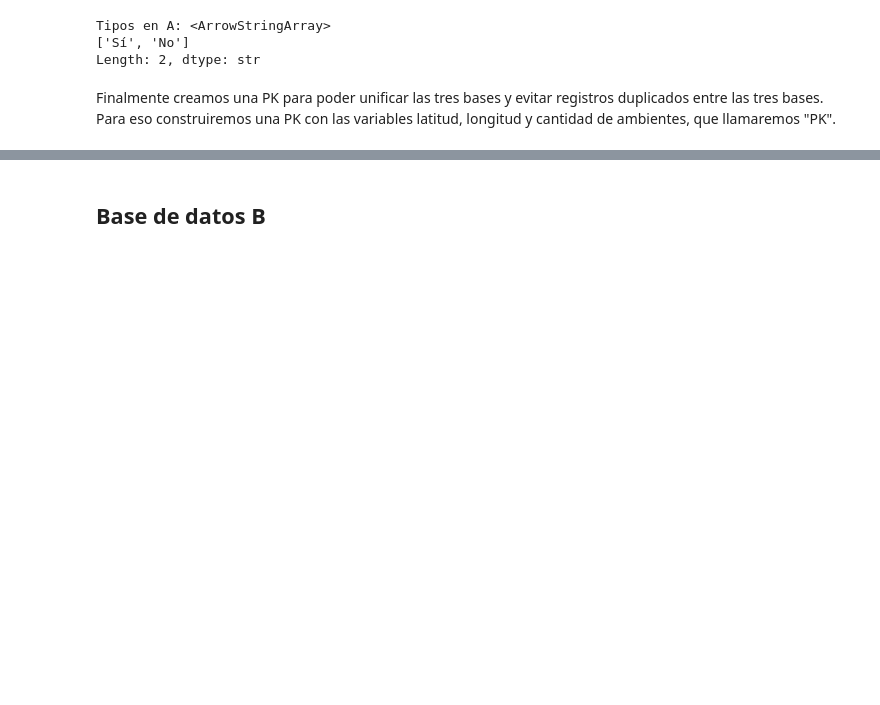
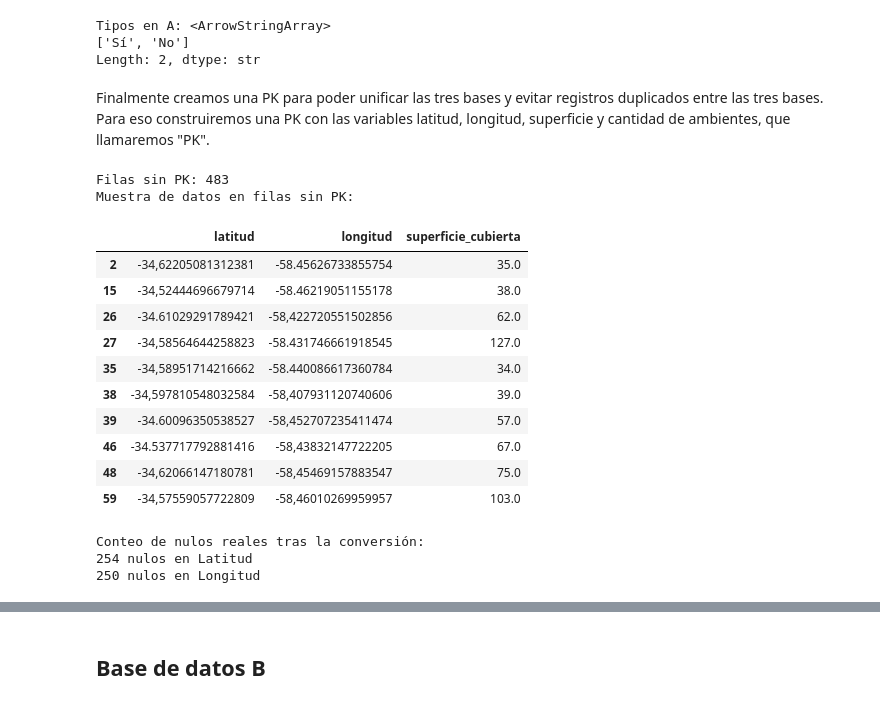
Before and after one commit to Belc-da/prueba-tecnica-ds-propiedata, a Jupyter notebook: notebooks/01_limpieza.ipynb, the cells around one changed output, grey strips where cells are left out. Saved outputs shown, nothing was run; the diff lists cells and outputs as text; code cells hidden in the pictures; blank space fills up the shorter version.

```diff
--- a/notebooks/01_limpieza.ipynb
+++ b/notebooks/01_limpieza.ipynb
@@ -544,4 +544,33 @@ Tipos en A: <ArrowStringArray>
 ['Sí', 'No']
 Length: 2, dtype: str
 # %% [markdown]
-Finalmente creamos una PK para poder unificar las tres bases y evitar registros duplicados entre las tres bases. Para eso construiremos una PK con las variables latitud, longitud y cantidad de ambientes, que llamaremos "PK".
+Finalmente creamos una PK para poder unificar las tres bases y evitar registros duplicados entre las tres bases. Para eso construiremos una PK con las variables latitud, longitud, superficie y cantidad de ambientes, que llamaremos "PK".
+# %%
+# 1. Investigar quiénes son los "sin PK"
+sin_pk = a_final[a_final['llave_cruce'].isna()]
+
+print(f"Filas sin PK: {len(sin_pk)}")
+print("Muestra de datos en filas sin PK:")
+display(sin_pk[['latitud', 'longitud', 'superficie_cubierta']].head(10))
+
+# 2. Verificar nulos técnicos
+print("\nConteo de nulos reales tras la conversión:")
+print(pd.to_numeric(a_final['latitud'], errors='coerce').isna().sum(), "nulos en Latitud")
+print(pd.to_numeric(a_final['longitud'], errors='coerce').isna().sum(), "nulos en Longitud")
+# %% [output]
+Filas sin PK: 483
+Muestra de datos en filas sin PK:
+|  | latitud | longitud | superficie_cubierta |
+| 2 | -34,62205081312381 | -58.45626733855754 | 35.0 |
+| 15 | -34,52444696679714 | -58.46219051155178 | 38.0 |
+| 26 | -34.61029291789421 | -58,422720551502856 | 62.0 |
+| 27 | -34,58564644258823 | -58.431746661918545 | 127.0 |
+| 35 | -34,58951714216662 | -58.440086617360784 | 34.0 |
+| 38 | -34,597810548032584 | -58,407931120740606 | 39.0 |
+| 39 | -34.60096350538527 | -58,452707235411474 | 57.0 |
+| 46 | -34.537717792881416 | -58,43832147722205 | 67.0 |
+| 48 | -34,62066147180781 | -58,45469157883547 | 75.0 |
+| 59 | -34,57559057722809 | -58,46010269959957 | 103.0 |
+Conteo de nulos reales tras la conversión:
+254 nulos en Latitud
+250 nulos en Longitud
```
Also changed, not shown: parts of 3 cells of this notebook.
